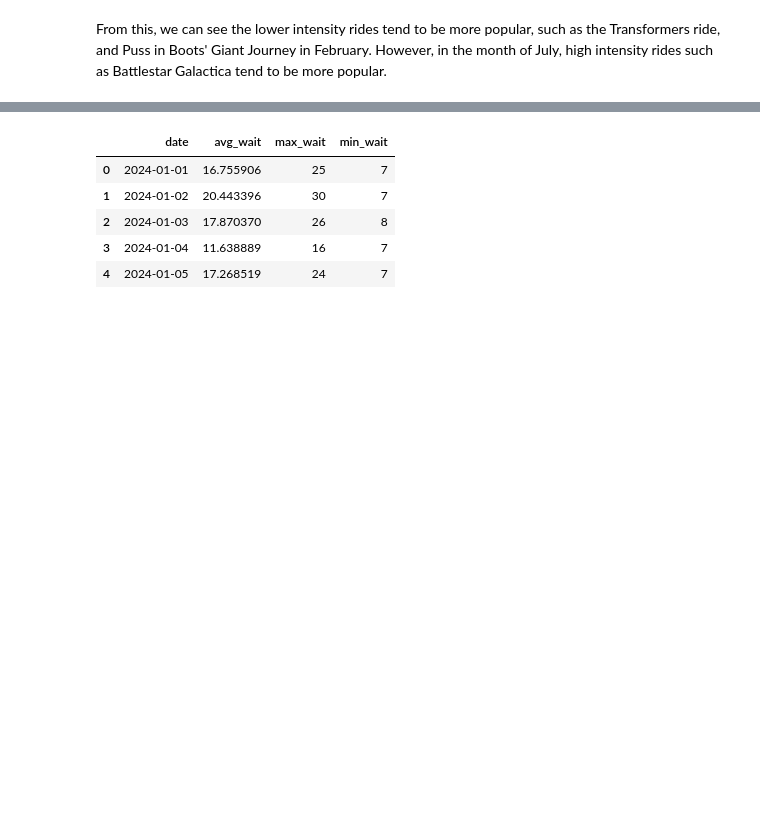
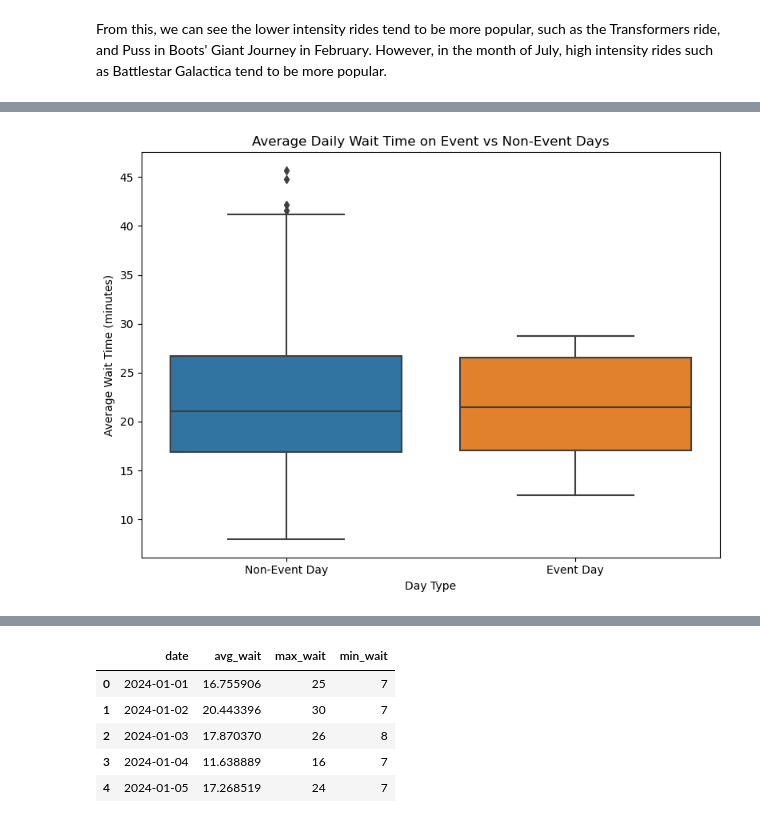
Before and after one commit to dimsumws/DSA3101-Group5, a Jupyter notebook: external_factors_analysis/analysis.ipynb, the cells around one changed output, grey strips where cells are left out. Cells and saved outputs as stored; diff of their text form; code cells hidden in the pictures; blank space fills up the shorter version.

```diff
--- a/external_factors_analysis/analysis.ipynb
+++ b/external_factors_analysis/analysis.ipynb
@@ -476,0 +823,11 @@ plt.show()
+# %%
+events = events.copy()
+events['Date'] = pd.to_datetime(events['Date'], format='%d/%m/%Y')
+events['Year'] = events['Date'].dt.year
+events = events[events['Year'] == 2024]
+events = events.drop(columns=['Year'])
+
+events_wait = wait_time.merge(events, left_on='date', right_on='Date', how='left')
+events_wait_tot = events_wait.filter(['date', 'time', 'wait_time', 'Is_Event'])
+
+display(events_wait_tot.head())
@@ -476,0 +841,17 @@ plt.show()
+# %%
+# create a categorical label for plotting
+events_wait_tot['Event_Label'] = events_wait_tot['Is_Event'].apply(lambda x: 'Event Day' if x == 1 or x == True else 'Non-Event Day')
+
+# group by date to avoid repeated 5-min samples
+daily_avg = events_wait_tot.groupby(['date', 'Event_Label'])['wait_time'].mean().reset_index()
+
+# plotting
+plt.figure(figsize=(8, 6))
+sns.boxplot(data=daily_avg, x='Event_Label', y='wait_time')
+plt.title('Average Daily Wait Time on Event vs Non-Event Days')
+plt.ylabel('Average Wait Time (minutes)')
+plt.xlabel('Day Type')
+plt.tight_layout()
+plt.show()
+# %% [output]
+[figure, added]
```
Also changed, not shown: parts of 30 cells of this notebook.
